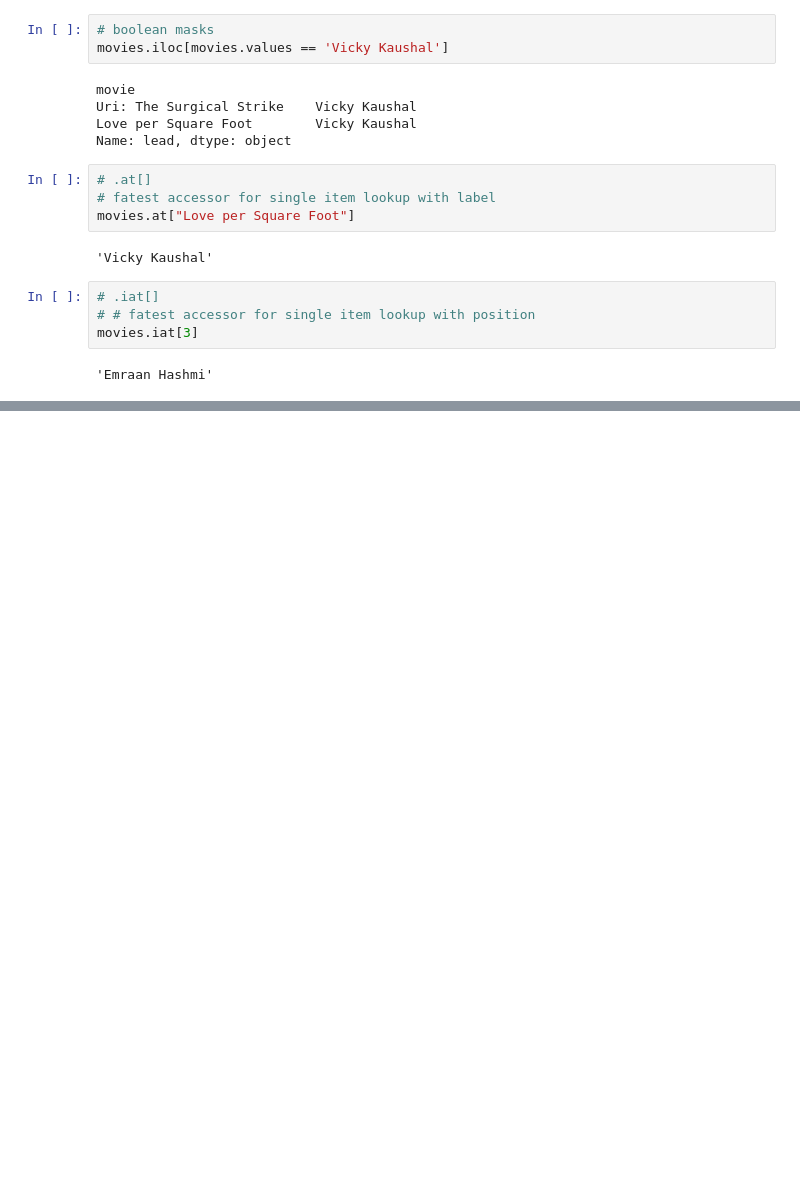
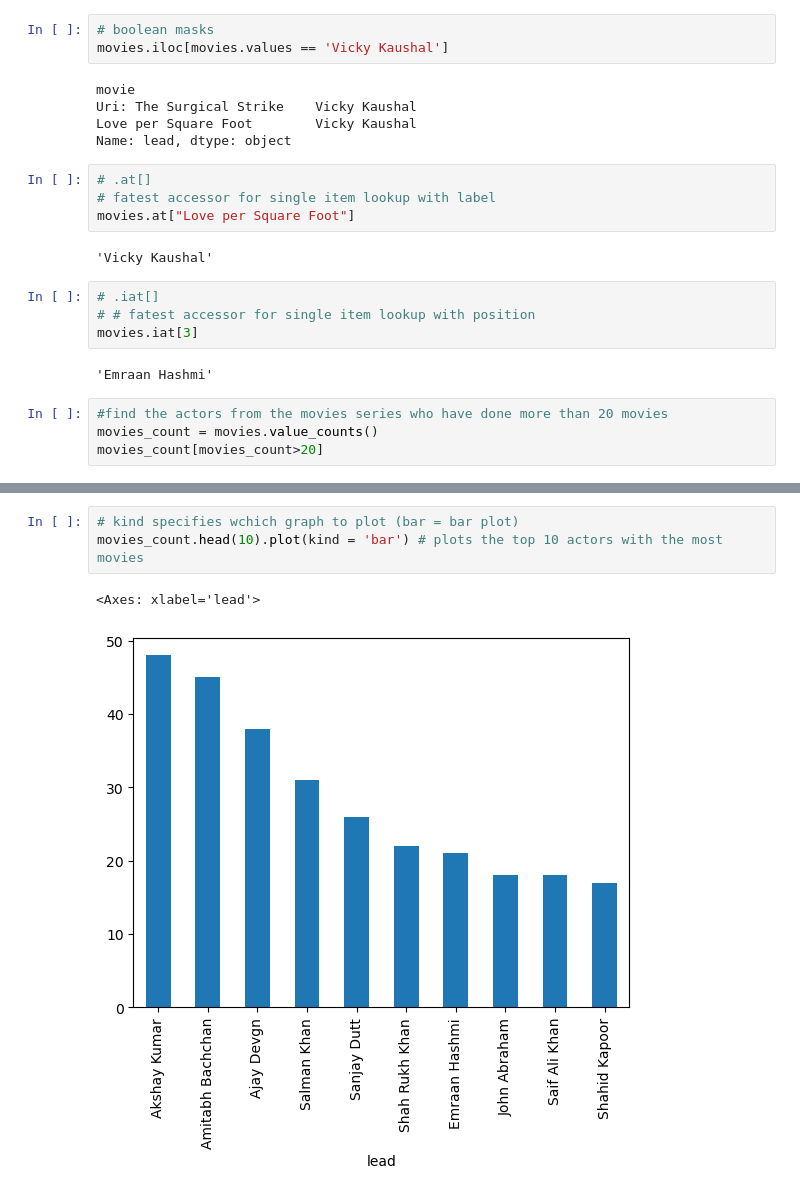
Before and after one commit to iAleeRaza/Pandas, a Jupyter notebook: pandas_fundamentals.ipynb, the cells around one changed output, grey strips where cells are left out. Cells and saved outputs as stored; diff of their text form; blank space fills up the shorter version.

```diff
--- a/pandas_fundamentals.ipynb
+++ b/pandas_fundamentals.ipynb
@@ -543,3 +543,7 @@ movies.at["Love per Square Foot"]
 movies.iat[3]
 # %% [output]
 'Emraan Hashmi'
+# %%
+#find the actors from the movies series who have done more than 20 movies
+movies_count = movies.value_counts()
+movies_count[movies_count>20]
@@ -545,0 +689,6 @@ movies.iat[3]
+# %%
+# kind specifies wchich graph to plot (bar = bar plot)
+movies_count.head(10).plot(kind = 'bar') # plots the top 10 actors with the most movies
+# %% [output]
+<Axes: xlabel='lead'>
+[figure, added]
```
Also changed, not shown: parts of 17 cells of this notebook.
